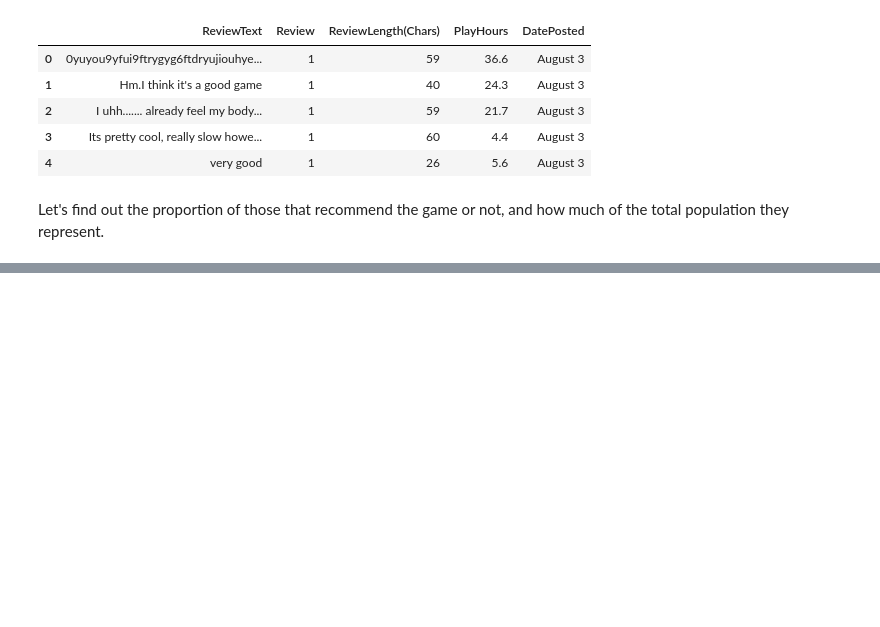
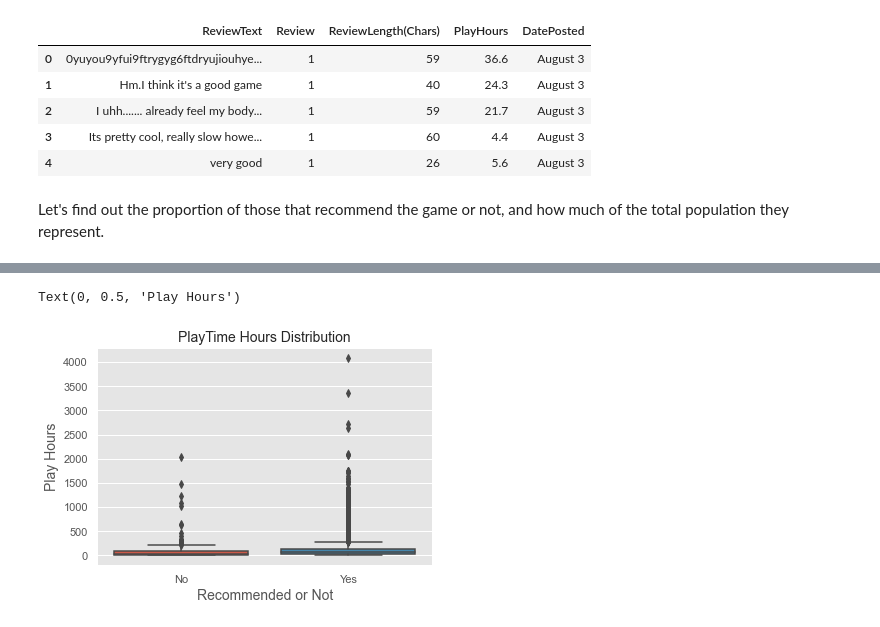
Before and after one commit to KatyaZeross/A-Satisfactory-Project, a Jupyter notebook: data-preprocessing.ipynb, the cells around one changed output, grey strips where cells are left out. Drawn from its saved outputs; the diff is of its cells as text; code cells hidden in the pictures; blank space fills up the shorter version.

Commit message:
created some boxplots

```diff
--- a/data-preprocessing.ipynb
+++ b/data-preprocessing.ipynb
@@ -21,6 +21,8 @@ import pandas as pd
 import numpy as np
 import matplotlib.pyplot as plt
 import seaborn as sns
+
+plt.style.use('ggplot')
 # %%
 # reading in the dataframe
 df = pd.read_csv(r"C:\Users\Katya\Documents\GitHub\SF-Project\Steam_Reviews_526870_20210803.csv")
@@ -146,0 +159,6 @@ df_norecom['PlayHours'].max()
+# %%
+# removing the comma from the hours column in order to change the values to a float
+df.PlayHours = df.PlayHours.str.replace(',', '')
+
+# assigning the dtype of the column to float
+df.PlayHours = df.PlayHours.astype(float)
@@ -146,0 +201,11 @@ df_norecom['PlayHours'].max()
+# %%
+# instiate the plot
+sns.boxplot(x=df.Review, y=df.PlayHours)
+plt.title('PlayTime Hours Distribution', size=14)
+plt.xlabel('Recommended or Not', size=14)
+# creating a custom label
+plt.xticks([0,1], ['No', 'Yes'])
+plt.ylabel('Play Hours', size=14)
+# %% [output]
+Text(0, 0.5, 'Play Hours')
+[figure, added]
```
Also changed, not shown: parts of 17 cells of this notebook, 1 other file.
